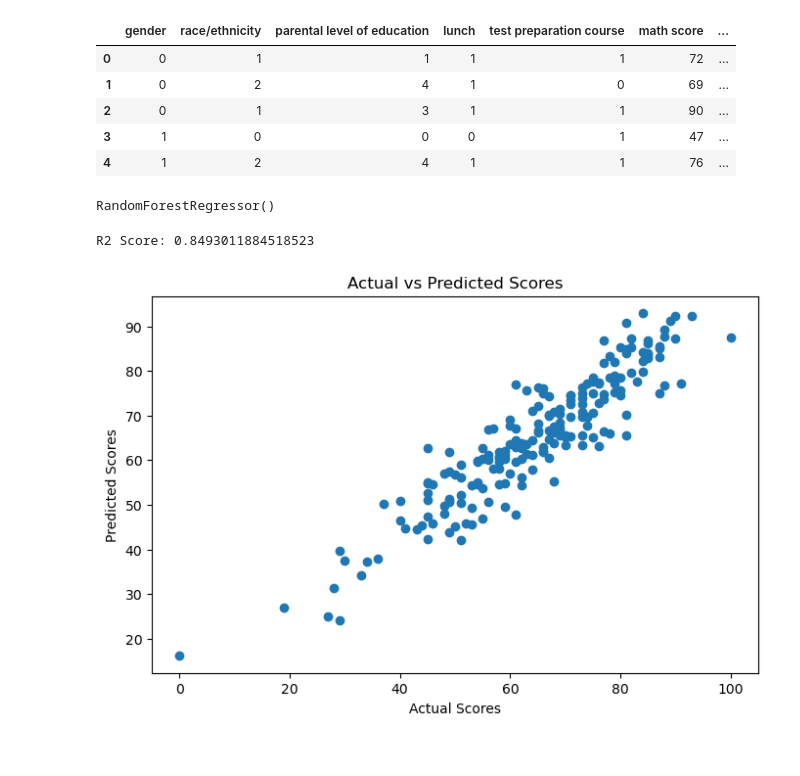
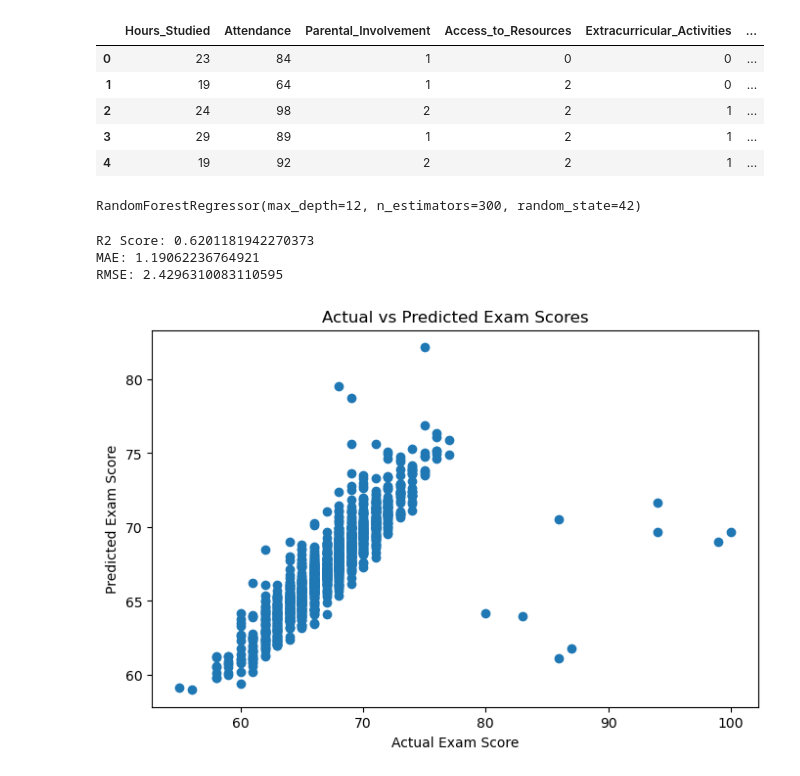
Before and after one commit to dmrs2003/student-performance-prediction, a Jupyter notebook: notebook/student_prediction.ipynb, the cells around one changed output. Saved outputs shown, nothing was run; the diff lists cells and outputs as text; code cells hidden in the pictures.

```diff
--- a/notebook/student_prediction.ipynb
+++ b/notebook/student_prediction.ipynb
@@ -48,59 +81,59 @@ dtype: int64
 # %%
-from sklearn.preprocessing import LabelEncoder
-
-le = LabelEncoder()
+label_encoders = {}
 
 for column in df.columns:
-    if df[column].dtype == 'object':
+    if df[column].dtype == "object":
+        le = LabelEncoder()
         df[column] = le.fit_transform(df[column])
+        label_encoders[column] = le
 
 df.head()
 # %% [output]
-|  | gender | race/ethnicity | parental level of education | lunch | test preparation course | math score | ... |
-| 0 | 0 | 1 | 1 | 1 | 1 | 72 | ... |
-| 1 | 0 | 2 | 4 | 1 | 0 | 69 | ... |
-| 2 | 0 | 1 | 3 | 1 | 1 | 90 | ... |
-| 3 | 1 | 0 | 0 | 0 | 1 | 47 | ... |
-| 4 | 1 | 2 | 4 | 1 | 1 | 76 | ... |
+|  | Hours_Studied | Attendance | Parental_Involvement | Access_to_Resources | Extracurricular_Activities | ... |
+| 0 | 23 | 84 | 1 | 0 | 0 | ... |
+| 1 | 19 | 64 | 1 | 2 | 0 | ... |
+| 2 | 24 | 98 | 2 | 2 | 1 | ... |
+| 3 | 29 | 89 | 1 | 2 | 1 | ... |
+| 4 | 19 | 92 | 2 | 2 | 1 | ... |
 # %%
-X = df.drop('math score', axis=1)
-y = df['math score']
+X = df.drop("Exam_Score", axis=1)
+y = df["Exam_Score"]
 # %%
-from sklearn.model_selection import train_test_split
-
 X_train, X_test, y_train, y_test = train_test_split(
-    X,
-    y,
-    test_size=0.2,
-    random_state=42
+    X, y, test_size=0.2, random_state=42
 )
 # %%
 from sklearn.ensemble import RandomForestRegressor
 
-model = RandomForestRegressor()
+model = RandomForestRegressor(
+    n_estimators=300,
+    max_depth=12,
+    random_state=42
+)
 
 model.fit(X_train, y_train)
 # %% [output]
-RandomForestRegressor()
+RandomForestRegressor(max_depth=12, n_estimators=300, random_state=42)
 # %%
 y_pred = model.predict(X_test)
-# %%
-from sklearn.metrics import r2_score
-
-score = r2_score(y_test, y_pred)
-
-print("R2 Score:", score)
-# %% [output]
-R2 Score: 0.8493011884518523
+# %%
+r2 = r2_score(y_test, y_pred)
+mae = mean_absolute_error(y_test, y_pred)
+rmse = np.sqrt(mean_squared_error(y_test, y_pred))
+
+print("R2 Score:", r2)
+print("MAE:", mae)
+print("RMSE:", rmse)
+# %% [output]
+R2 Score: 0.6201181942270373
+MAE: 1.19062236764921
+RMSE: 2.4296310083110595
 # %%
-plt.figure(figsize=(8,5))
-
+plt.figure(figsize=(8, 5))
 plt.scatter(y_test, y_pred)
-
-plt.xlabel("Actual Scores")
-plt.ylabel("Predicted Scores")
-plt.title("Actual vs Predicted Scores")
-
+plt.xlabel("Actual Exam Score")
+plt.ylabel("Predicted Exam Score")
+plt.title("Actual vs Predicted Exam Scores")
 plt.show()
 # %% [output]
-[figure, old version]
+[figure, new version]
```
Also changed, not shown: parts of 9 cells of this notebook, 5 other files.
